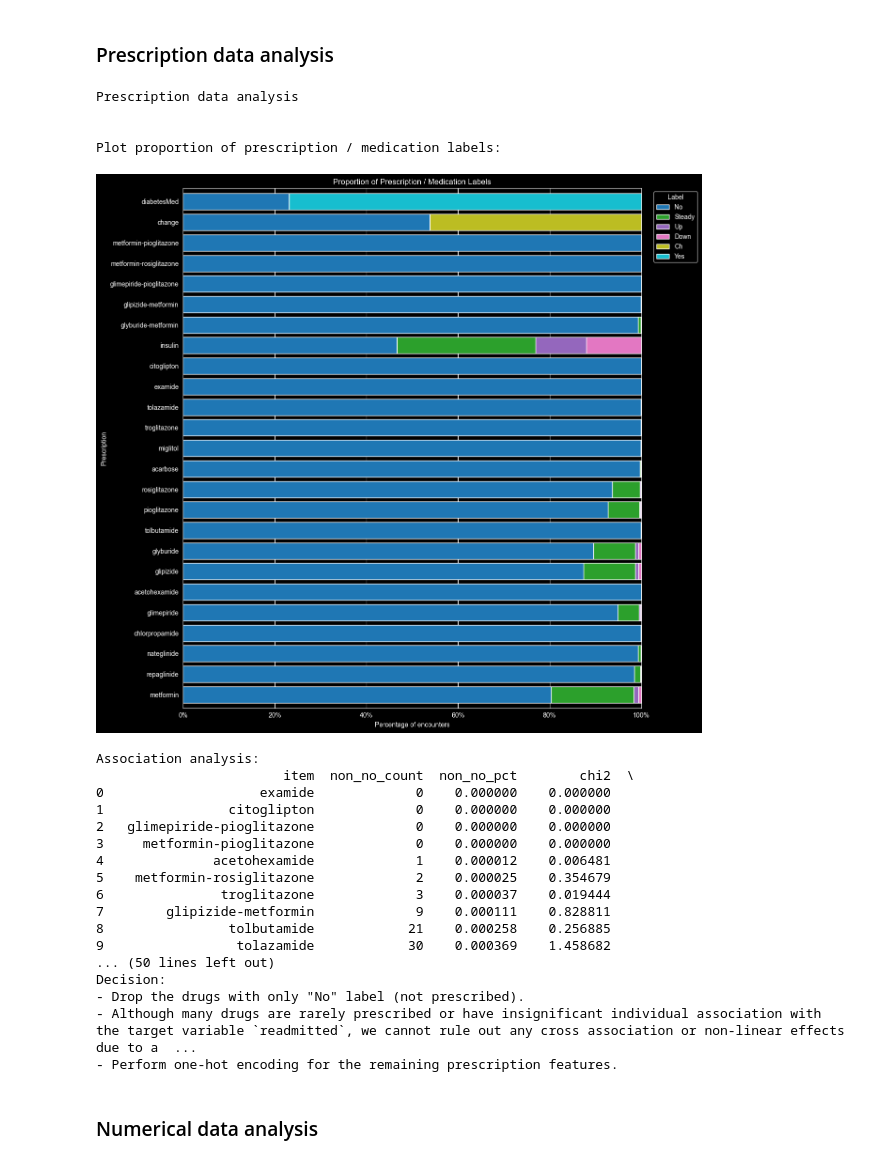
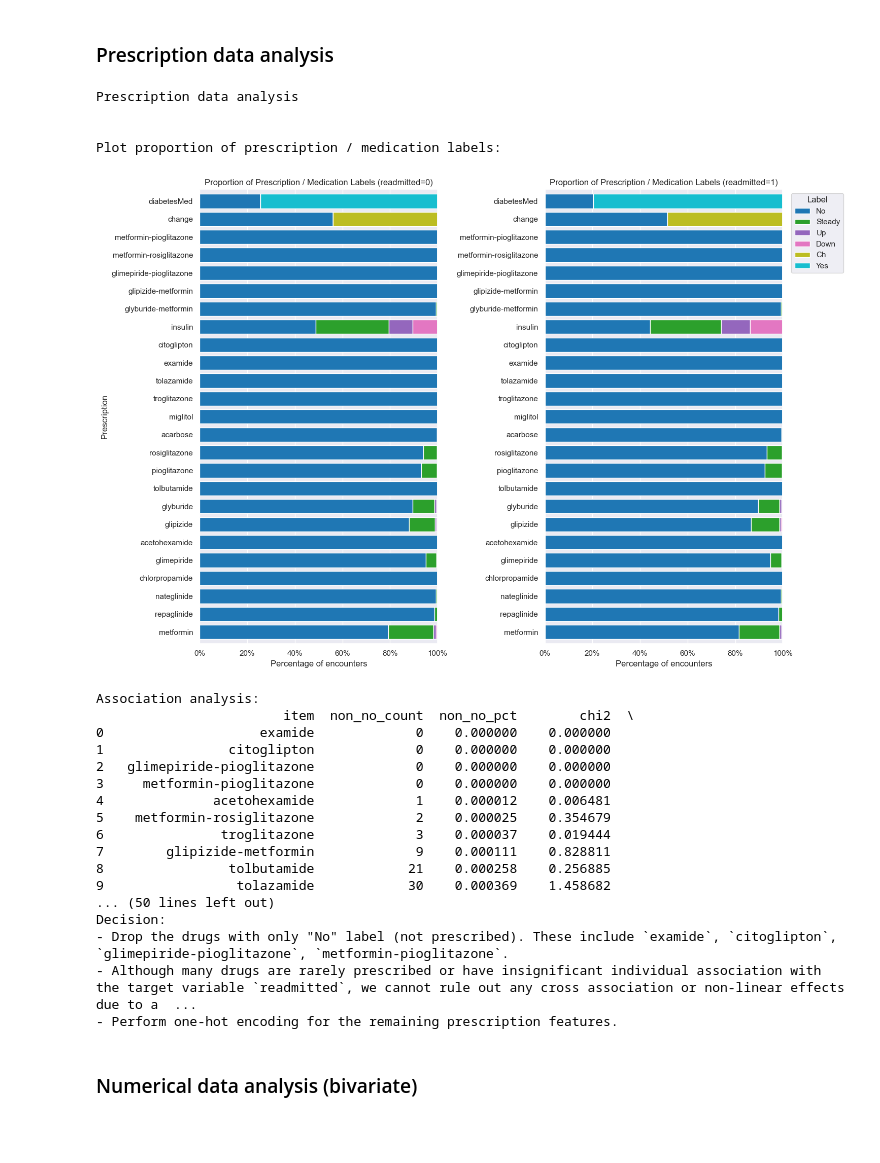
Before and after one commit to wip-0/ds207_final_project, a Jupyter notebook: notebook/eda_wai.ipynb, the cells around one changed output. Cells and saved outputs as stored; diff of their text form; code cells hidden in the pictures; blank space fills up the shorter version.

```diff
--- a/notebook/eda_wai.ipynb
+++ b/notebook/eda_wai.ipynb
@@ -16,6 +16,9 @@ from src.utils.data_split.functions import (split_data_by_patient,
                                             binarize_readmitted
                                             )
 
+sns.set(style="darkgrid")  # default style
+
+
 PATH_DATA = Path("../data/source/diabetic_data.csv")
 PATH_DATA_DICT = Path("../data/source/data_dictionary.csv")
 # %% [markdown]
@@ -790,33 +795,51 @@ col_prescription = [
 ]
 
 # Count each label and normalize within each column
-proportions = X_train[col_prescription].apply(lambda col: col.fillna("Unknown").value_counts(normalize=True)).T.fillna(0)
+df_proportions_0 = X_train[col_prescription].loc[y_train == 0].apply(lambda col: col.fillna("Unknown").value_counts(normalize=True)).T.fillna(0)
+df_proportions_1 = X_train[col_prescription].loc[y_train == 1].apply(lambda col: col.fillna("Unknown").value_counts(normalize=True)).T.fillna(0)
 
 # Optional: define a consistent label order
-label_order = [
-    label for label in ["No", "Steady", "Up", "Down", "Ch", "Yes", 'Unknown']
-    if label in proportions.columns
-]
-proportions = proportions[label_order]
+label_order_0 = [label for label in ["No", "Steady", "Up", "Down", "Ch", "Yes", 'Unknown'] if label in df_proportions_0.columns]
+df_proportions_0 = df_proportions_0[label_order_0]
+label_order_1 = [label for label in ["No", "Steady", "Up", "Down", "Ch", "Yes", 'Unknown'] if label in df_proportions_1.columns]
+df_proportions_1 = df_proportions_1[label_order_1]
 
 # Plot proportion of prescription labels
 print('Plot proportion of prescription / medication labels:')
 
-ax = proportions.plot(
+fig, axes = plt.subplots(1, 2, figsize=(38, 36))
+
+df_proportions_0.plot(
     kind="barh",
     stacked=True,
     figsize=(13, 12),
     width=0.8,
-    colormap="tab10"
+    colormap="tab10",
+    ax=axes[0]
 )
-ax.set_xlim(0, 1)
-ax.xaxis.set_major_formatter(PercentFormatter(xmax=1))
-ax.set(
-    title="Proportion of Prescription / Medication Labels",
+axes[0].set_xlim(0, 1)
+axes[0].xaxis.set_major_formatter(PercentFormatter(xmax=1))
+axes[0].set(
+    title="Proportion of Prescription / Medication Labels (readmitted=0)",
     xlabel="Percentage of encounters",
     ylabel="Prescription"
 )
-ax.legend(
+axes[0].legend().remove()
+df_proportions_1.plot(
+    kind="barh",
+    stacked=True,
+    figsize=(15, 10),
+    width=0.8,
+    colormap="tab10",
+    ax=axes[1]
+)
+axes[1].set_xlim(0, 1)
+axes[1].xaxis.set_major_formatter(PercentFormatter(xmax=1))
+axes[1].set(
+    title="Proportion of Prescription / Medication Labels (readmitted=1)",
+    xlabel="Percentage of encounters",
+)
+axes[1].legend(
     title="Label",
     bbox_to_anchor=(1.02, 1),
     loc="upper left"
@@ -840,35 +863,35 @@ def categorical_association(df, col, target="readmitted"):
         "non_no_pct": df[col].ne("No").mean(),
         "chi2": chi2,
         "p_value": p_value,
         "min_expected_count": expected.min()
     }
 
 df_pres = X_train.copy()
 df_pres["readmitted"] = y_train
 df_chi = (pd.DataFrame([categorical_association(df_pres, col) for col in col_prescription])
                .sort_values(['non_no_pct', 'p_value']).reset_index(drop=True))
 print(df_chi)
 print('\n')
 
 print('Observation:')
 print(f'- Many prescription related features contain significant amount of "No" labels (i.e. the drug was not prescribed).')
 print('- From the chi-square test results, all drugs with >99.9% "No" (non_no_pct < 0.001) labels have insignificant association with the target variable `readmitted`.')
 print(f'- Only {", ".join([f'`{x}`' for x in df_chi.loc[df_chi['p_value'] < 0.05, "item"].tolist()])} are significant at 5%.')
 print('\n')
 
 print('Decision:')
-print(f'- Drop the drugs with only "No" label (not prescribed).')
+print(f'- Drop the drugs with only "No" label (not prescribed). These include {', '.join([f'`{x}`' for x in np.asarray(col_prescription)[(X_train[col_prescription] == 'No').all()].tolist()])}.')
 print('- Although many drugs are rarely prescribed or have insignificant individual association with the target variable `readmitted`, '
       'we cannot rule out any cross association or non-linear effects due to a combination of prescriptions. '
       'Hence, we need to keep all other prescriptions and use advanced approach (i.e. ensemble based method) to perform feature selections.')
 print('- Perform one-hot encoding for the remaining prescription features.')
 print('\n')
 # %% [output]
 Prescription data analysis
 
 
 Plot proportion of prescription / medication labels:
-[figure, old version]
+[figure, new version]
 Association analysis:
                         item  non_no_count  non_no_pct        chi2  \
 0                    examide             0    0.000000    0.000000
@@ -883,9 +906,9 @@ Association analysis:
 9                 tolazamide            30    0.000369    1.458682
 ... (50 lines left out)
 Decision:
-- Drop the drugs with only "No" label (not prescribed).
+- Drop the drugs with only "No" label (not prescribed). These include `examide`, `citoglipton`, `glimepiride-pioglitazone`, `metformin-pioglitazone`.
 - Although many drugs are rarely prescribed or have insignificant individual association with the target variable `readmitted`, we cannot rule out any cross association or non-linear effects due to a  ...
 - Perform one-hot encoding for the remaining prescription features.
 # %% [markdown]
-### Numerical data analysis
+### Numerical data analysis (bivariate)
 # %%
```
Also changed, not shown: parts of 9 cells of this notebook.
